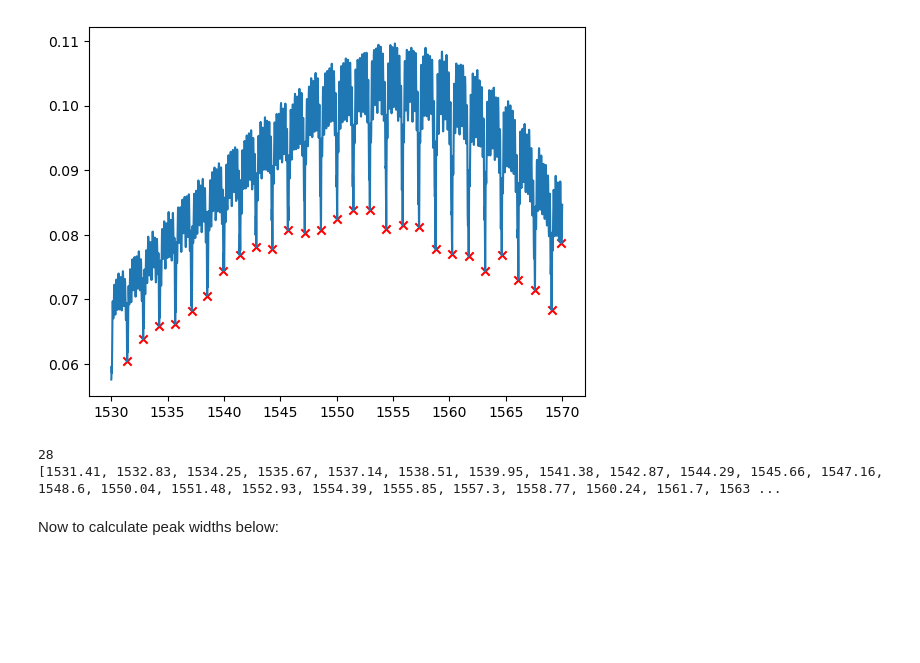
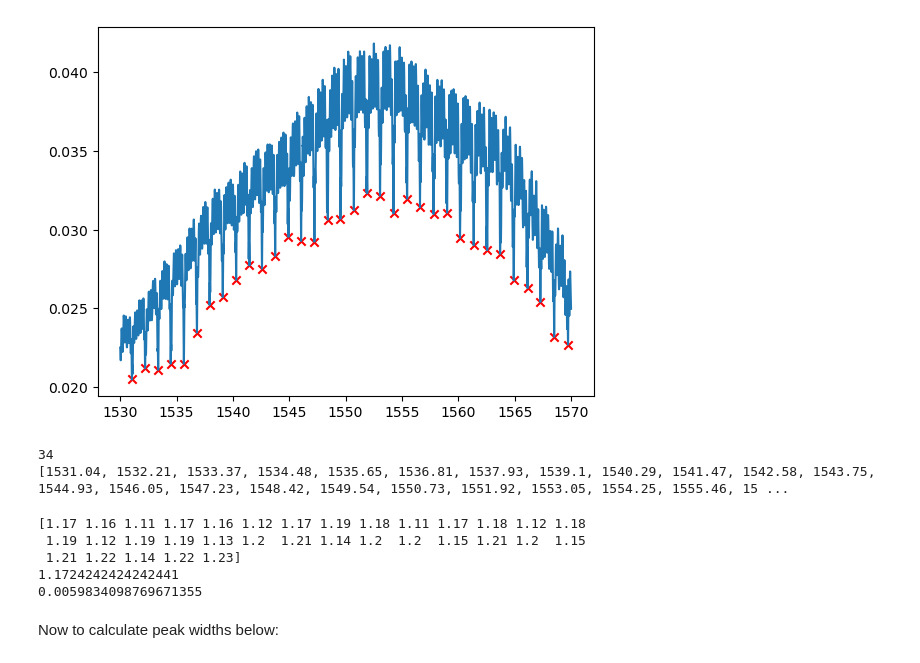
Before and after one commit to tdasanjh/team-chip-project, a Jupyter notebook: data_analysis/data_analysis_notebook_Q_factor.ipynb, the cells around one changed output. Drawn from its saved outputs; the diff is of its cells as text; code cells hidden in the pictures; blank space fills up the shorter version.

Commit message:
Q factor run for sg_rr_84_025 2023-12-11 16-27-03.csv data

```diff
--- a/data_analysis/data_analysis_notebook_Q_factor.ipynb
+++ b/data_analysis/data_analysis_notebook_Q_factor.ipynb
@@ -2,7 +2,7 @@
 import data_analysis_funcs as daf
 import matplotlib.pyplot as plt
 # %%
-data_analyse_file="sg_rr_68_025 2023-12-11 17-15-27.csv"
+data_analyse_file="sg_rr_84_025 2023-12-11 16-27-03.csv"
 wvlen_array,pow_array=daf.get_wavlen_and_pow_arrays(data_analyse_file)
 daf.plot_visualise(wvlen_array,pow_array, full_range=True)
 # %% [output]
@@ -28,25 +28,31 @@ print(power_peak_search)
 # %%
 wvlen_step_size=0.01
 approx_fsr=1.7
-promin_use=0.006
+promin_use=0.003
 dist_use=(approx_fsr/2)/wvlen_step_size
 #dist_use=1
 peak_locs,n_peaks,peak_wavelens,peak_powers=daf.give_peak_locs(wvlen_step_size,approx_fsr,promin_use,dist_use,wvlen_peak_search,power_peak_search)
 plt.plot(wvlen_peak_search,power_peak_search)
 plt.scatter(peak_wavelens,peak_powers,color="red", marker="x")
 plt.show()
 print(n_peaks)#just added for check
 print(peak_wavelens)#check
 # %% [output]
-[figure, old version]
+[figure, new version]
-28
-[1531.41, 1532.83, 1534.25, 1535.67, 1537.14, 1538.51, 1539.95, 1541.38, 1542.87, 1544.29, 1545.66, 1547.16, 1548.6, 1550.04, 1551.48, 1552.93, 1554.39, 1555.85, 1557.3, 1558.77, 1560.24, 1561.7, 1563 ...
+34
+[1531.04, 1532.21, 1533.37, 1534.48, 1535.65, 1536.81, 1537.93, 1539.1, 1540.29, 1541.47, 1542.58, 1543.75, 1544.93, 1546.05, 1547.23, 1548.42, 1549.54, 1550.73, 1551.92, 1553.05, 1554.25, 1555.46, 15 ...
 # %%
 fsr_values=daf.calc_fsrs(peak_wavelens)
 fsr_mean,fsr_error=daf.fsr_avg_and_error(fsr_values)
 print(fsr_values)
 print(fsr_mean)
 print(fsr_error)
+# %% [output]
+[1.17 1.16 1.11 1.17 1.16 1.12 1.17 1.19 1.18 1.11 1.17 1.18 1.12 1.18
+ 1.19 1.12 1.19 1.19 1.13 1.2  1.21 1.14 1.2  1.2  1.15 1.21 1.2  1.15
+ 1.21 1.22 1.14 1.22 1.23]
+1.1724242424242441
+0.0059834098769671355
 # %% [markdown]
 Now to calculate peak widths below:
 # %%
```
Also changed, not shown: parts of 6 cells of this notebook, 1 other file.
